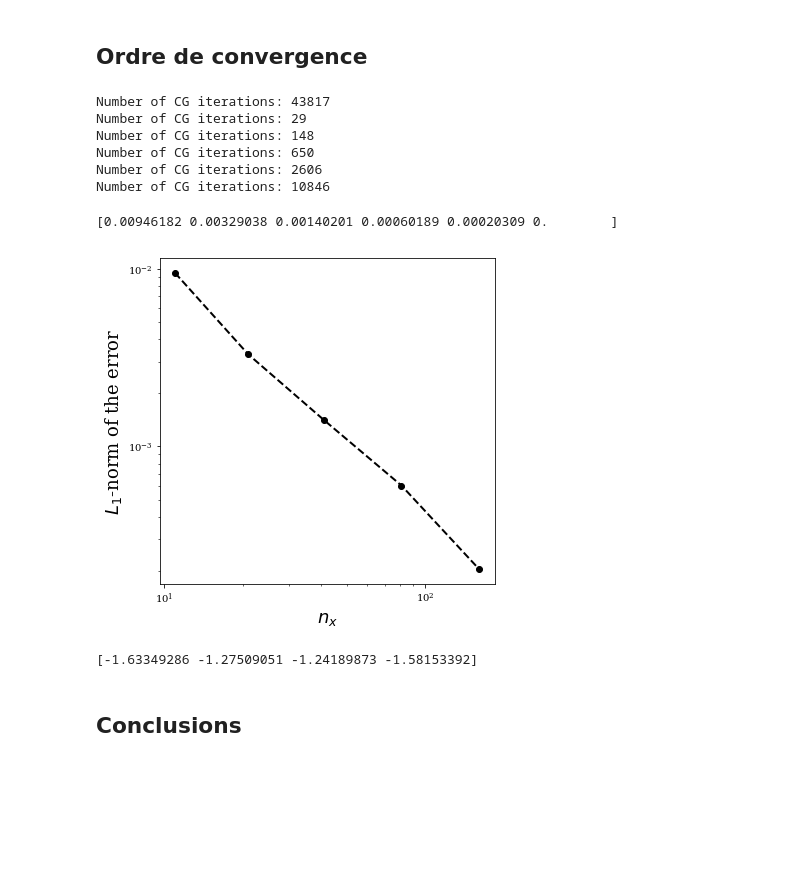
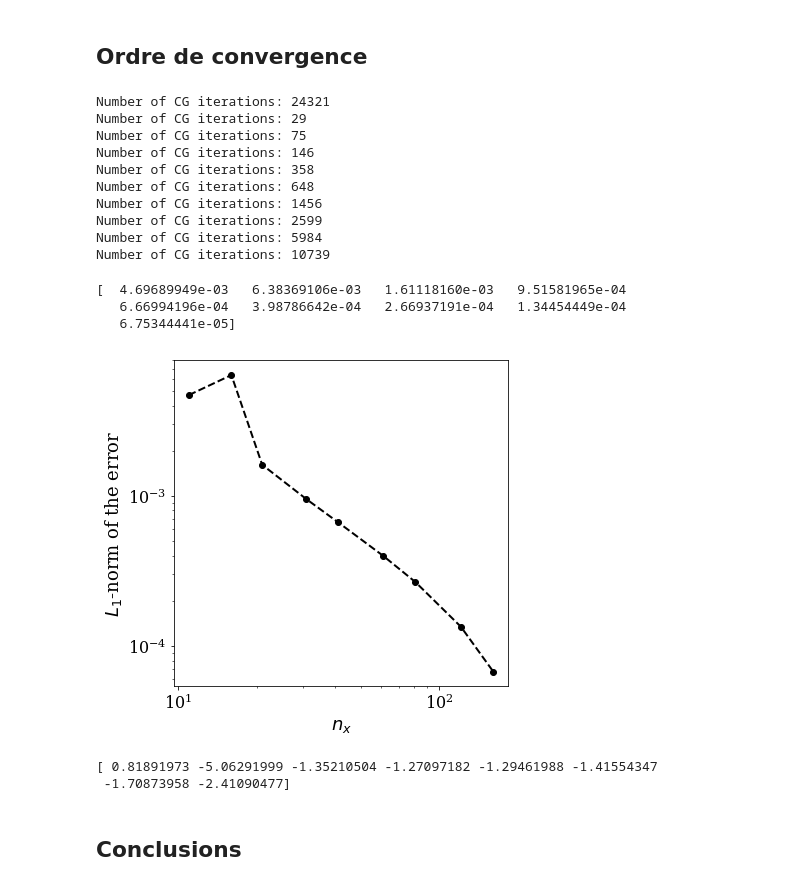
Before and after one commit to ceschoon/Travail-PHYS-F-302, a Jupyter notebook: Travail_PHYS-F-302_MJ_CS.ipynb, the cells around one changed output. Saved outputs shown, nothing was run; the diff lists cells and outputs as text; code cells hidden in the pictures; blank space fills up the shorter version.

```diff
--- a/Travail_PHYS-F-302_MJ_CS.ipynb
+++ b/Travail_PHYS-F-302_MJ_CS.ipynb
@@ -126,6 +126,8 @@ def bilaplacian(p,dx):
 def impose_bc(p,dy):
 
     p0 = p.copy()
+    N = len(p)
+
     p[:,1]      =       0 + 1/4*p0[:,2]
     p[:,N-2]    =       0 + 1/4*p0[:,N-2]
     p[1,2:-2]   =       0 + 1/4*p0[2,2:-2]
@@ -287,7 +289,7 @@ pyplot.quiver(x,y,vx,vy,color='b');
 # %% [markdown]
 ## Ordre de convergence
 # %%
-nx_values = [11, 21, 41, 81,161,321]
+nx_values = [11, 16, 21, 31, 41, 61, 81, 121, 161, 241]
 l1_target = 1e-8
 L = 1
 
@@ -297,43 +299,47 @@ for i in range(len(dx)):
 # %%
 error = numpy.empty(len(nx_values)-1)
 
+b = 0
+
 p0 = numpy.zeros((nx_values[-1],nx_values[-1]))
-p0[-2,2:-2] = -dx[i]
+impose_bc(p0,dx[i])
 p_precis, l1_conv = conjugate_gradient_2d(p0, b, dx[-1], l1_target)
 p_precis_centre = p_precis[int(nx_values[-1]/2),int(nx_values[-1]/2)]
-
-b = 0
 
 for i, nx in enumerate(nx_values[:-1]):
 
     p0 = numpy.zeros((nx,nx))
-    p0[-2,2:-2] = -dx[i]
+    impose_bc(p0,dx[i])
     p, l1_conv = conjugate_gradient_2d(p0, b, dx[i], l1_target)
     p_centre = p[int(nx/2),int(nx/2)]
     error[i] = numpy.abs(p_centre-p_precis_centre)
 # %% [output]
-Number of CG iterations: 43817
+Number of CG iterations: 24321
 Number of CG iterations: 29
-Number of CG iterations: 148
-Number of CG iterations: 650
-Number of CG iterations: 2606
-Number of CG iterations: 10846
+Number of CG iterations: 75
+Number of CG iterations: 146
+Number of CG iterations: 358
+Number of CG iterations: 648
+Number of CG iterations: 1456
+Number of CG iterations: 2599
+Number of CG iterations: 5984
+Number of CG iterations: 10739
 # %%
 print(error)
 # %% [output]
-[0.00946182 0.00329038 0.00140201 0.00060189 0.00020309 0.        ]
+[  4.69689949e-03   6.38369106e-03   1.61118160e-03   9.51581965e-04
+   6.66994196e-04   3.98786642e-04   2.66937191e-04   1.34454449e-04
+   6.75344441e-05]
 # %%
 pyplot.figure(figsize=(6,6))
 pyplot.grid(True)
 pyplot.xlabel(r'$n_x$', fontsize=18)
 pyplot.ylabel(r'$L_1$-norm of the error', fontsize=18)
 
-pyplot.loglog(nx_values[:-1], error[:-1], color='k', ls='--', lw=2, marker='o');
+pyplot.loglog(nx_values[:-1], error, color='k', ls='--', lw=2, marker='o');
 pyplot.grid()
-#pyplot.ylim([1e-4,1e-3])
-#pyplot.axis('equal');
 # %% [output]
-[figure, old version]
+[figure, new version]
 # %%
 alphas = numpy.empty(len(nx_values)-2)
 
@@ -344,7 +350,8 @@ for i in range(len(alphas)):
 
 print(alphas)
 # %% [output]
-[-1.63349286 -1.27509051 -1.24189873 -1.58153392]
+[ 0.81891973 -5.06291999 -1.35210504 -1.27097182 -1.29461988 -1.41554347
+ -1.70873958 -2.41090477]
 # %% [markdown]
 ## Conclusions
 # %% [markdown]
```
Also changed, not shown: parts of 3 cells of this notebook, 1 other file.
